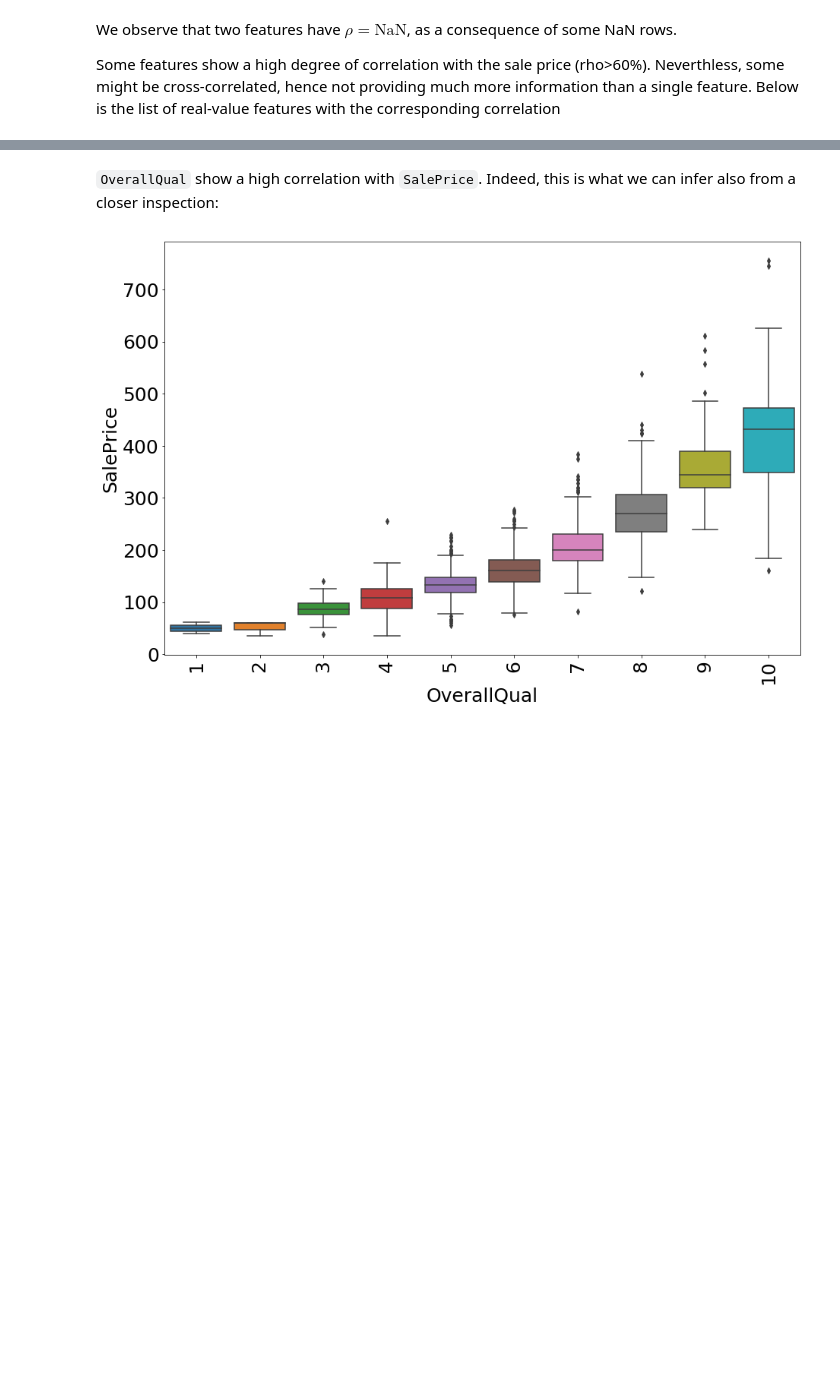
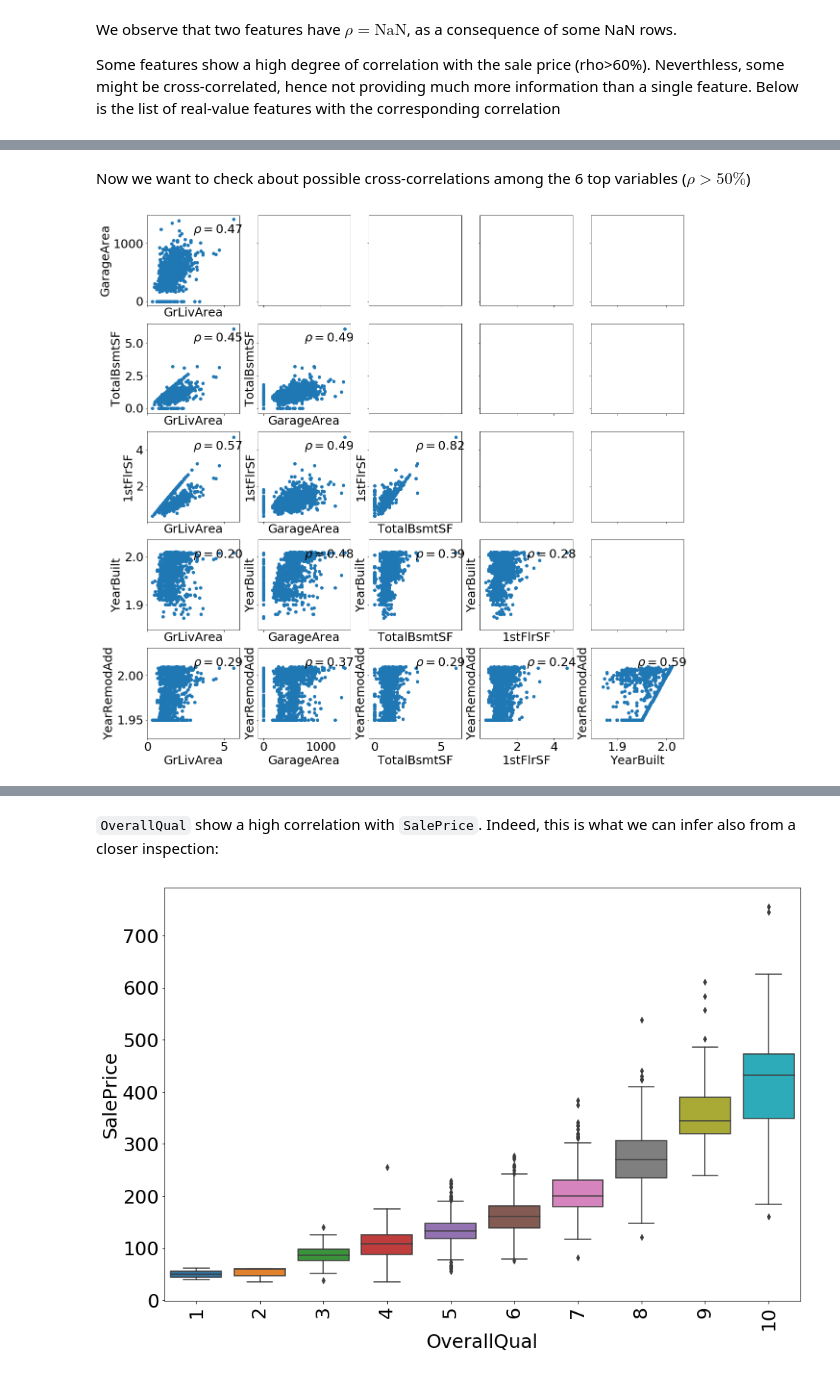
Before and after one commit to flucarelli94/MachineLearning_projects, a Jupyter notebook: House prices/Sale_price_prediction.ipynb, the cells around one changed output, grey strips where cells are left out. Saved outputs shown, nothing was run; the diff lists cells and outputs as text; code cells hidden in the pictures; blank space fills up the shorter version.

```diff
--- a/House prices/Sale_price_prediction.ipynb
+++ b/House prices/Sale_price_prediction.ipynb
@@ -128,0 +139,20 @@ real_feat.sort_values(by=['rho'], ascending=False)
+# %% [markdown]
+Now we want to check about possible cross-correlations among the 6 top variables ($\rho>50\%$)
+# %%
+sel_var = ['GrLivArea', 'GarageArea', 'TotalBsmtSF', '1stFlrSF', 'YearBuilt', 'YearRemodAdd']
+n=len(sel_var)-1
+
+fig, axs = plt.subplots(nrows=n, ncols=n, figsize=(20, 20), sharex='col', sharey='row')
+
+for i1, var1 in enumerate(sel_var):
+    for i2, var2 in enumerate(sel_var):
+        if i1>=i2: continue
+        row = i2-1
+        col = i1
+        make_scatter(var1, var2, axs[row, col])
+        plt.text(0.5, 0.8, r'$\rho=${:.2f}'.format(pearsonr(train_init[var1], train_init[var2])[0]),
+                 transform=axs[row, col].transAxes)
+
+plt.show()
+# %% [output]
+[figure, added]
```
Also changed, not shown: parts of 12 cells of this notebook.
